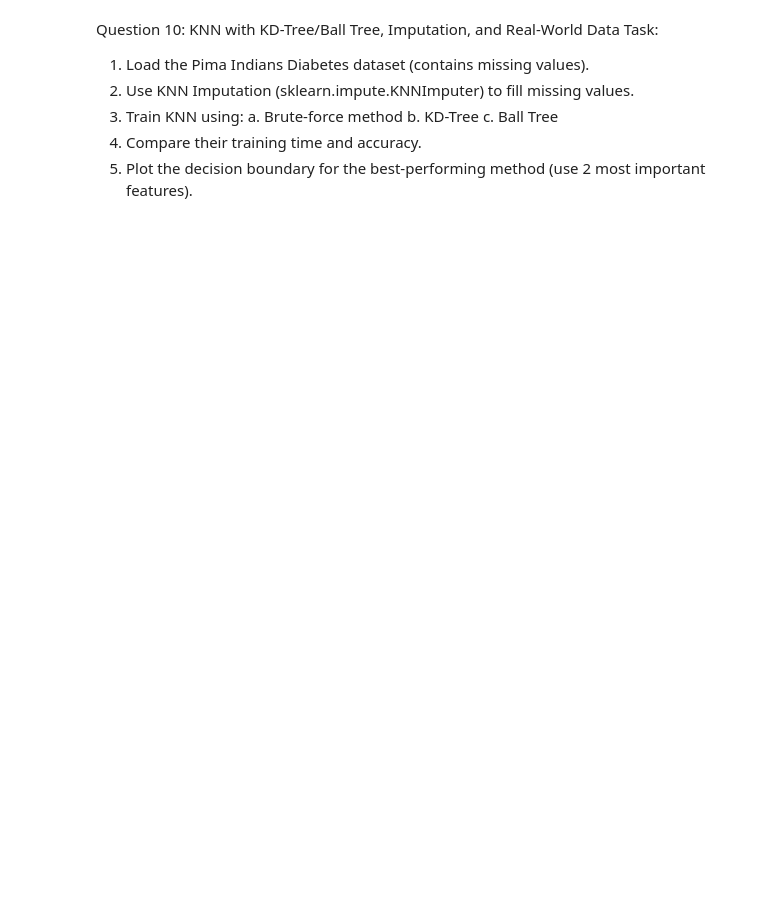
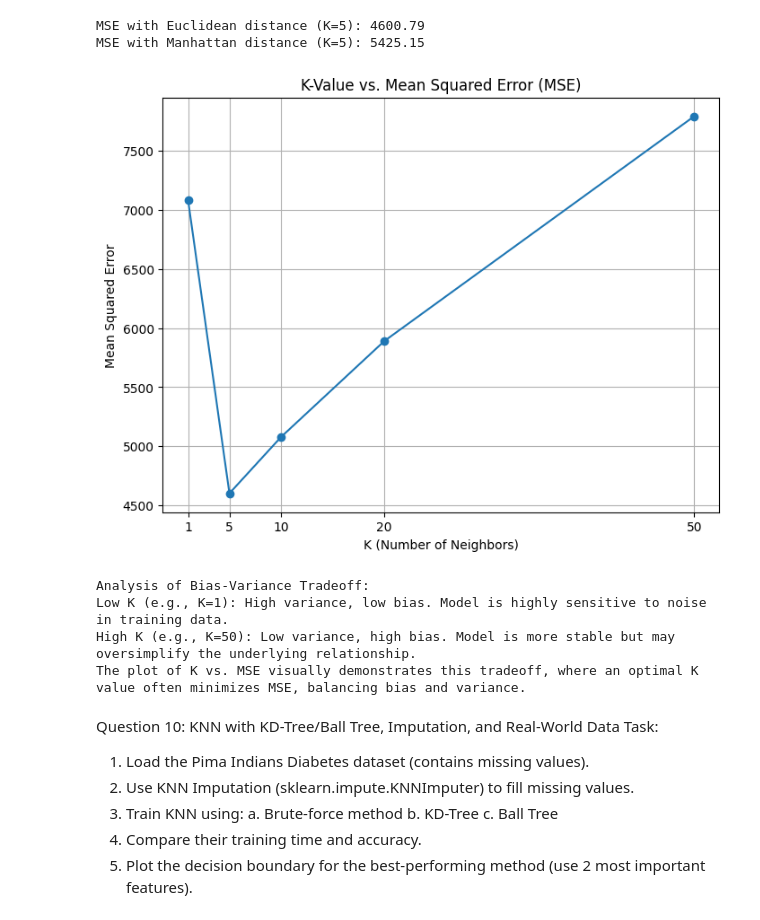
Before and after one commit to ankitkush1487/Machine-Learning, a Jupyter notebook: Bagging_&_Boosting_KNN_&_Stacking.ipynb, the cells around one changed output. Cells and saved outputs as stored; diff of their text form; code cells hidden in the pictures; blank space fills up the shorter version.

```diff
--- a/Bagging_&_Boosting_KNN_&_Stacking.ipynb
+++ b/Bagging_&_Boosting_KNN_&_Stacking.ipynb
@@ -453,3 +416,64 @@ Mean Squared Error (K=50): 7793.42
+# %%
+import numpy as np
+import matplotlib.pyplot as plt
+from sklearn.datasets import make_regression
+from sklearn.model_selection import train_test_split
+from sklearn.neighbors import KNeighborsRegressor
+from sklearn.metrics import mean_squared_error
+
+# 1. Generate a synthetic regression dataset
+X, y = make_regression(n_samples=500, n_features=10, random_state=42)
+X_train, X_test, y_train, y_test = train_test_split(X, y, test_size=0.2, random_state=42)
+
+# 2. Train KNN regressors with different distance metrics (K=5)
+# a. Euclidean distance (p=2)
+knn_euclidean = KNeighborsRegressor(n_neighbors=5, p=2)
+knn_euclidean.fit(X_train, y_train)
+y_pred_euclidean = knn_euclidean.predict(X_test)
+mse_euclidean = mean_squared_error(y_test, y_pred_euclidean)
+
+# b. Manhattan distance (p=1)
+knn_manhattan = KNeighborsRegressor(n_neighbors=5, p=1)
+knn_manhattan.fit(X_train, y_train)
+y_pred_manhattan = knn_manhattan.predict(X_test)
+mse_manhattan = mean_squared_error(y_test, y_pred_manhattan)
+
+# c. Compare Mean Squared Error (MSE) for both
+print(f"MSE with Euclidean distance (K=5): {mse_euclidean:.2f}")
+print(f"MSE with Manhattan distance (K=5): {mse_manhattan:.2f}")
+
+# 3. Test K=1, 5, 10, 20, 50 and plot K vs. MSE
+k_values = [1, 5, 10, 20, 50]
+mse_scores = []
+
+for k in k_values:
+    knn = KNeighborsRegressor(n_neighbors=k, p=2)  # Using Euclidean for this analysis
+    knn.fit(X_train, y_train)
+    y_pred = knn.predict(X_test)
+    mse_scores.append(mean_squared_error(y_test, y_pred))
+
+plt.figure(figsize=(8, 6))
+plt.plot(k_values, mse_scores, marker='o')
+plt.title('K-Value vs. Mean Squared Error (MSE)')
+plt.xlabel('K (Number of Neighbors)')
+plt.ylabel('Mean Squared Error')
+plt.xticks(k_values)
+plt.grid(True)
+plt.show()
+
+# Analysis of bias-variance tradeoff
+print("\nAnalysis of Bias-Variance Tradeoff:")
+print("Low K (e.g., K=1): High variance, low bias. Model is highly sensitive to noise in training data.")
+print("High K (e.g., K=50): Low variance, high bias. Model is more stable but may oversimplify the underlying relationship.")
+print("The plot of K vs. MSE visually demonstrates this tradeoff, where an optimal K value often minimizes MSE, balancing bias and variance.")
+# %% [output]
+MSE with Euclidean distance (K=5): 4600.79
+MSE with Manhattan distance (K=5): 5425.15
+[figure, added]
+Analysis of Bias-Variance Tradeoff:
+Low K (e.g., K=1): High variance, low bias. Model is highly sensitive to noise in training data.
+High K (e.g., K=50): Low variance, high bias. Model is more stable but may oversimplify the underlying relationship.
+The plot of K vs. MSE visually demonstrates this tradeoff, where an optimal K value often minimizes MSE, balancing bias and variance.
 # %% [markdown]
 Question 10: KNN with KD-Tree/Ball Tree, Imputation, and Real-World
 Data
```
Also changed, not shown: parts of 18 cells of this notebook.
